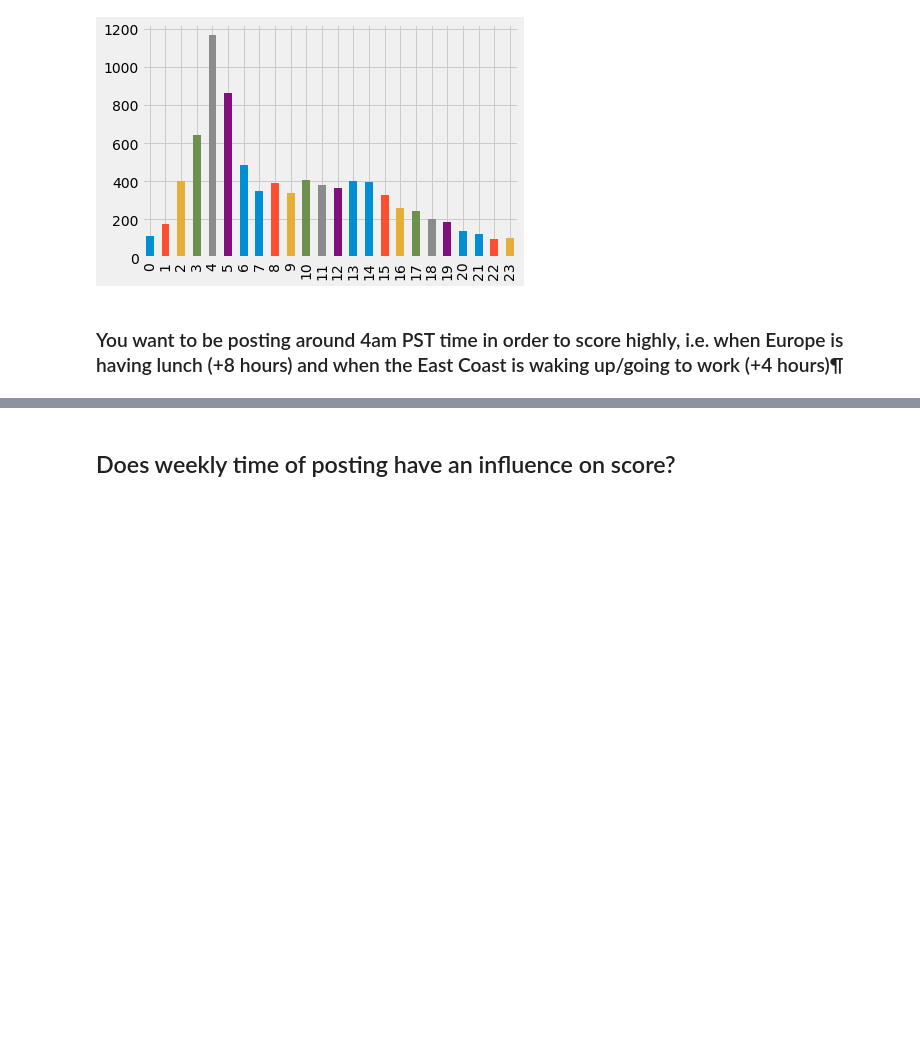
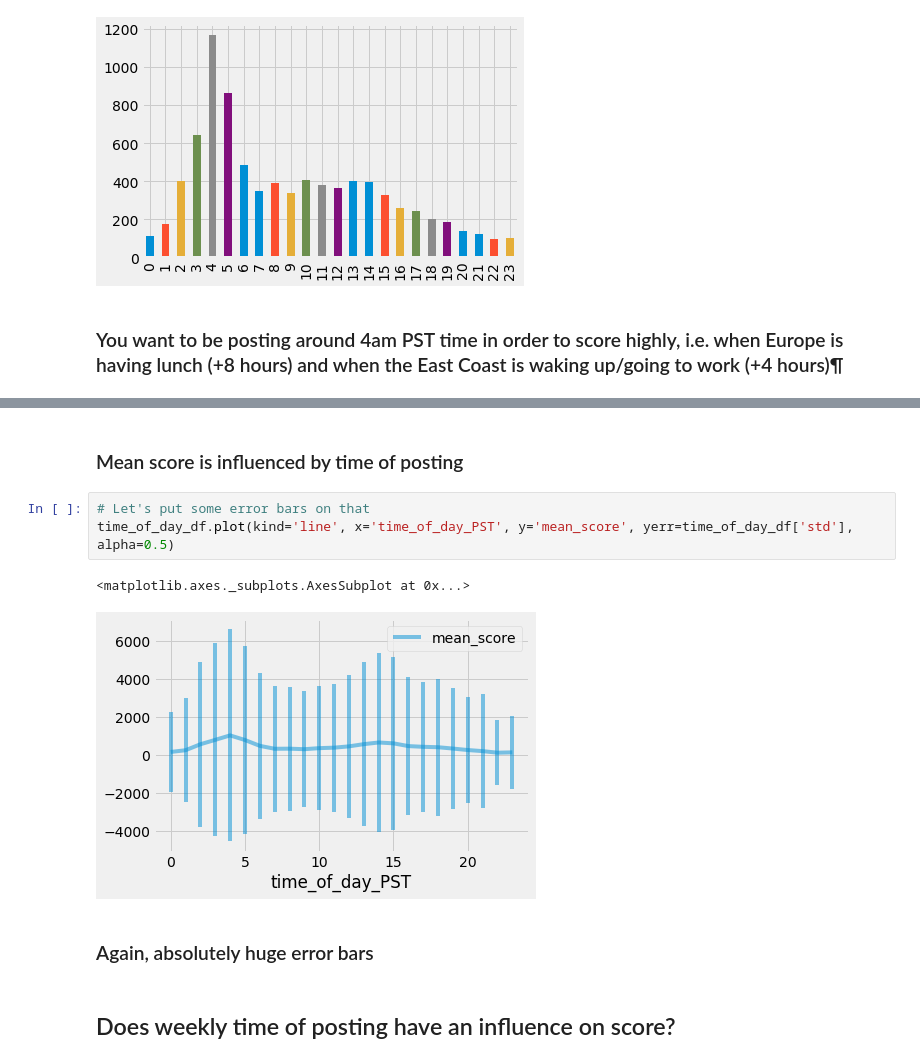
Before and after one commit to thomatou/reddit, a Jupyter notebook: reddit_tyler.ipynb, the cells around one changed output, grey strips where cells are left out. Drawn from its saved outputs; the diff is of its cells as text; blank space fills up the shorter version.

```diff
--- a/reddit_tyler.ipynb
+++ b/reddit_tyler.ipynb
@@ -169,3 +211,13 @@ df[df.score>1000].time_of_day_PST.value_counts().sort_index().plot(kind='bar')
+# %% [markdown]
+### Mean score is influenced by time of posting
+# %%
+# Let's put some error bars on that
+time_of_day_df.plot(kind='line', x='time_of_day_PST', y='mean_score', yerr=time_of_day_df['std'], alpha=0.5)
+# %% [output]
+<matplotlib.axes._subplots.AxesSubplot at 0x...>
+[figure, added]
+# %% [markdown]
+### Again, absolutely huge error bars
 # %% [markdown]
 ## Does weekly time of posting have an influence on score?
 # %%
```
Also changed, not shown: parts of 24 cells of this notebook.
